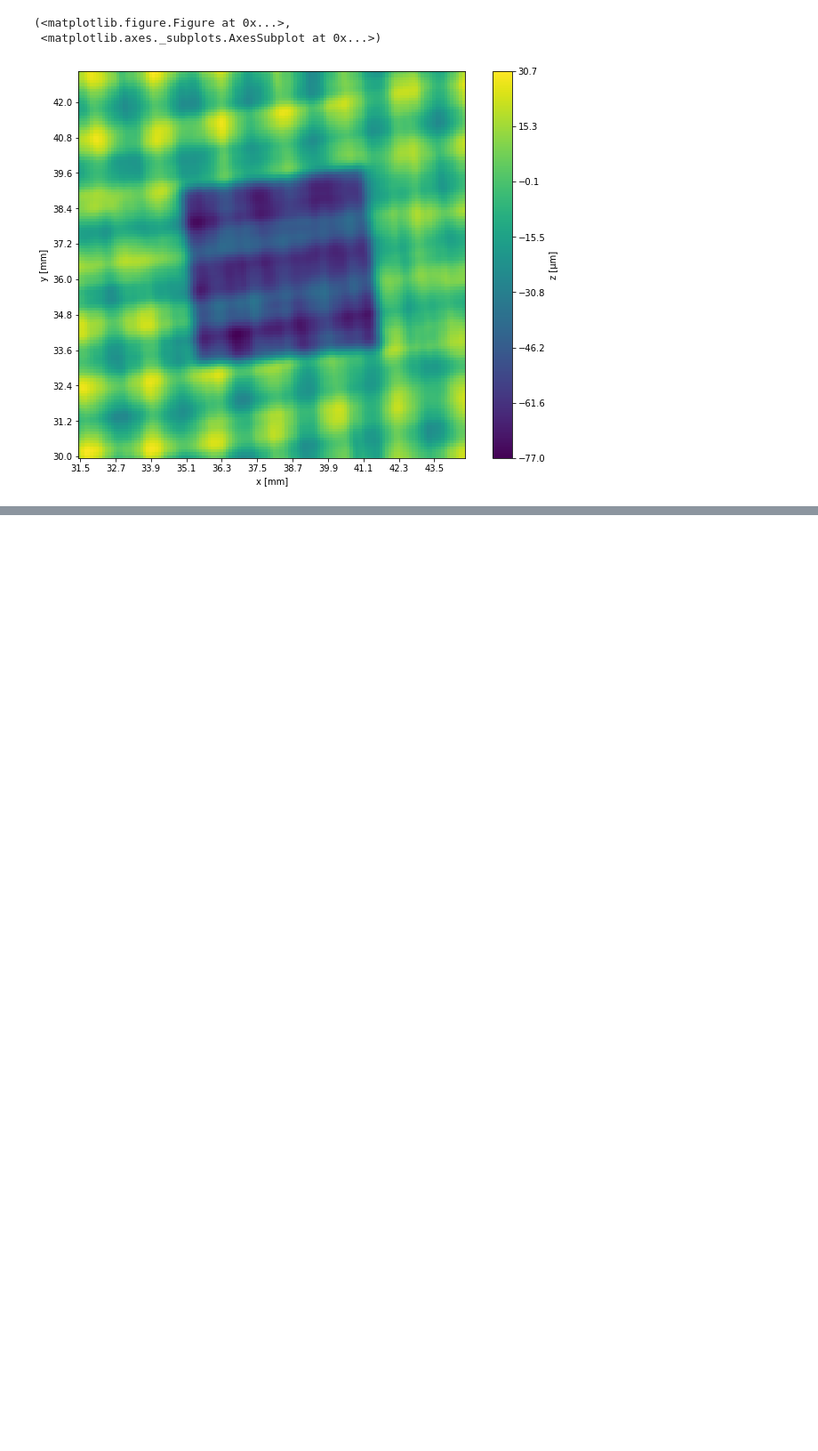
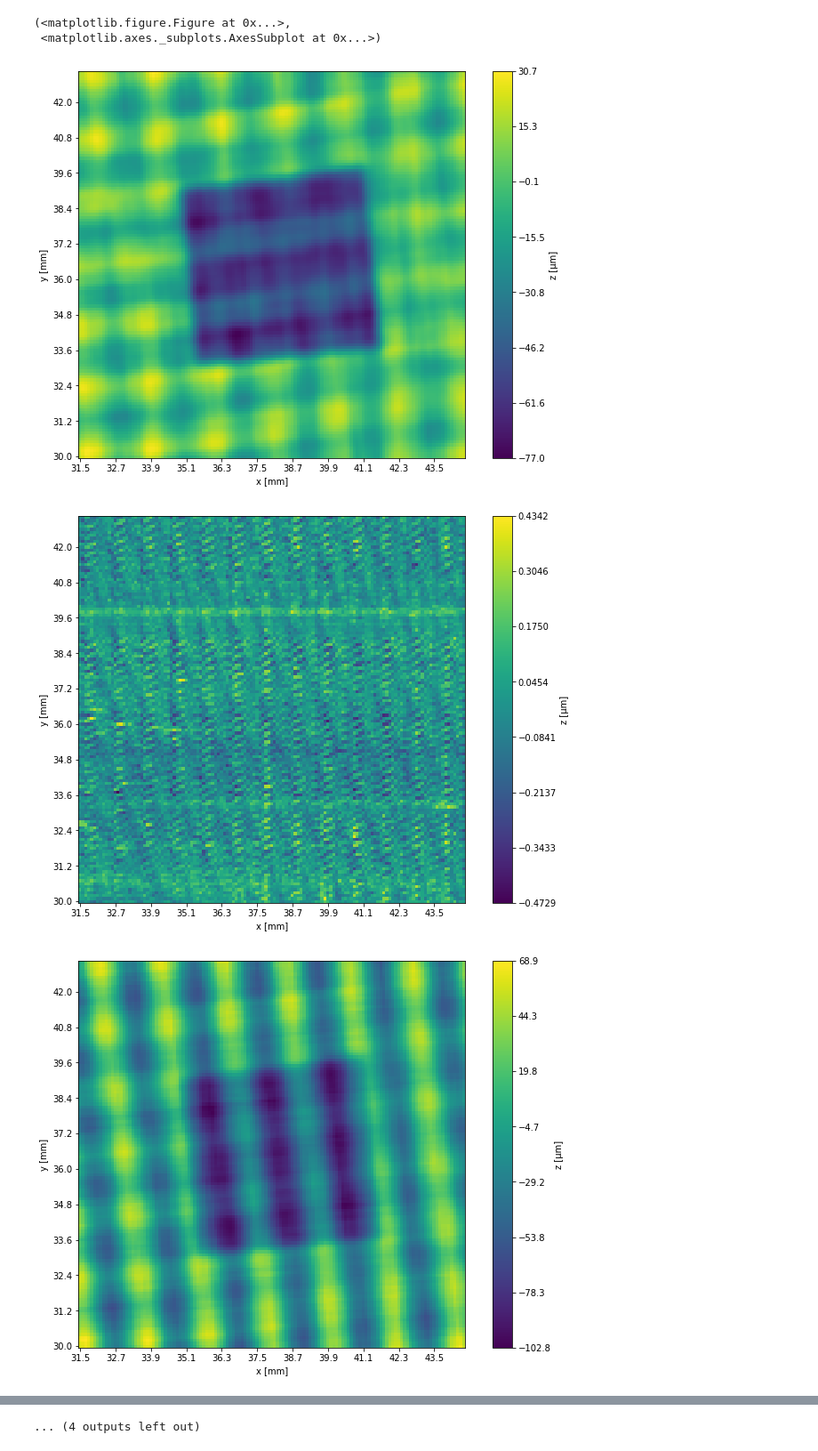
Before and after one commit to benjamingmeiner/kapascan-measurements, a Jupyter notebook: height01_1_analysis.ipynb, the cells around one changed output, grey strips where cells are left out. Shown at 89% size. Drawn from its saved outputs; the diff is of its cells as text; code cells hidden in the pictures; blank space fills up the shorter version.

```diff
--- a/height01_1_analysis.ipynb
+++ b/height01_1_analysis.ipynb
@@ -67,3 +70,14 @@ plot(x, y, z_reconstructed)
 (<matplotlib.figure.Figure at 0x...>,
  <matplotlib.axes._subplots.AxesSubplot at 0x...>)
 [figure]
+# %%
+for i in range(10, 18):
+    background2 = z[i][0]
+    background3 = z[i+1][0]
+    noise = detrend2D(background2 - background3)
+    z_reconstructed = wiener(signal, kernel, noise, sample)
+    plot(x, y, noise)
+    plot(x, y, z_reconstructed)
+# %% [output]
+[figure, added]
+[figure, added]
@@ -69,0 +94 @@ plot(x, y, z_reconstructed)
+... (4 outputs left out)
```
Also changed, not shown: parts of 5 cells of this notebook.
